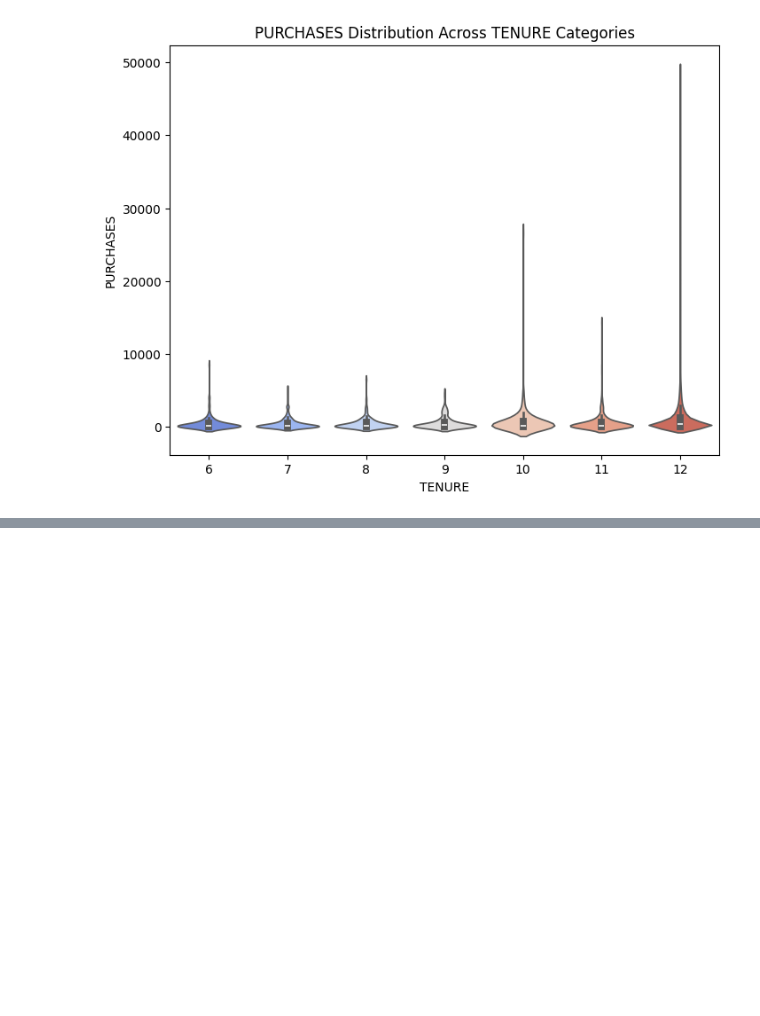
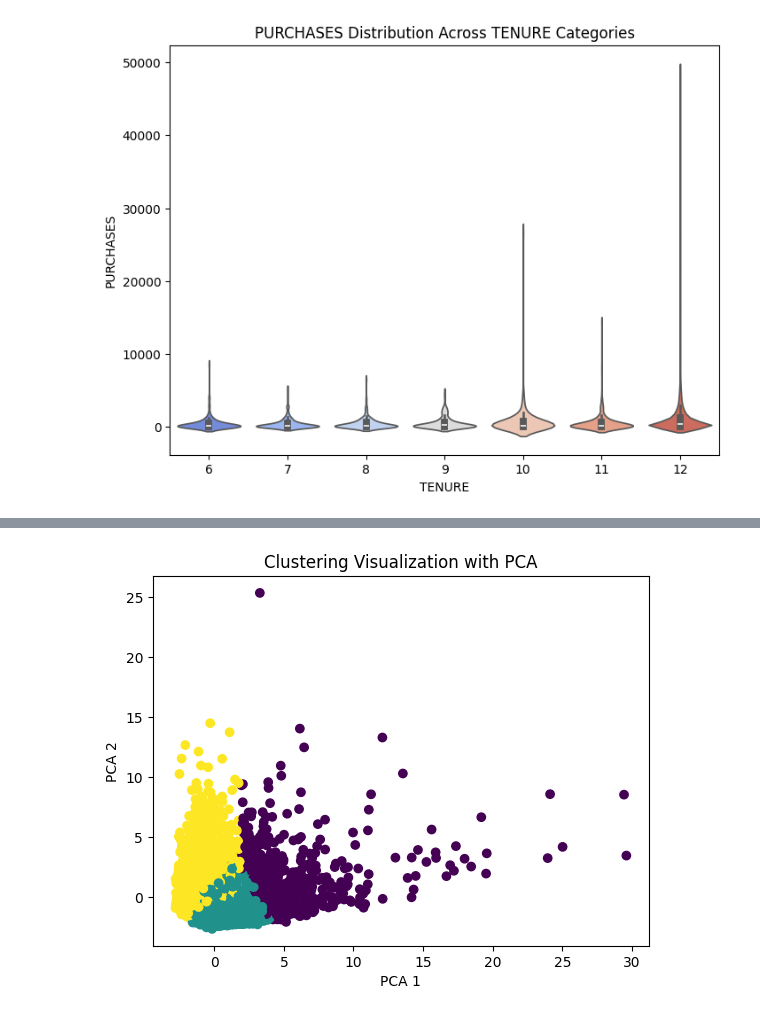
Before and after one commit to Saravanan-20G/Machine-Learning, a Jupyter notebook: Clustering Analysis/Customer-Data-clustering.ipynb, the cells around one changed output, grey strips where cells are left out. Saved outputs shown, nothing was run; the diff lists cells and outputs as text; code cells hidden in the pictures; blank space fills up the shorter version.

```diff
--- a/Clustering Analysis/Customer-Data-clustering.ipynb
+++ b/Clustering Analysis/Customer-Data-clustering.ipynb
@@ -165,0 +219,15 @@ plt.show()
+# %%
+from sklearn.decomposition import PCA
+
+# Reducing data to 2 dimensions using PCA
+pca = PCA(2)
+X_pca = pca.fit_transform(X_imputed)
+
+# Visualize the clusters
+plt.scatter(X_pca[:, 0], X_pca[:, 1], c=df['Cluster'], cmap='viridis')
+plt.xlabel('PCA 1')
+plt.ylabel('PCA 2')
+plt.title('Clustering Visualization with PCA')
+plt.show()
+# %% [output]
+[figure, added]
```
Also changed, not shown: parts of 9 cells of this notebook.
